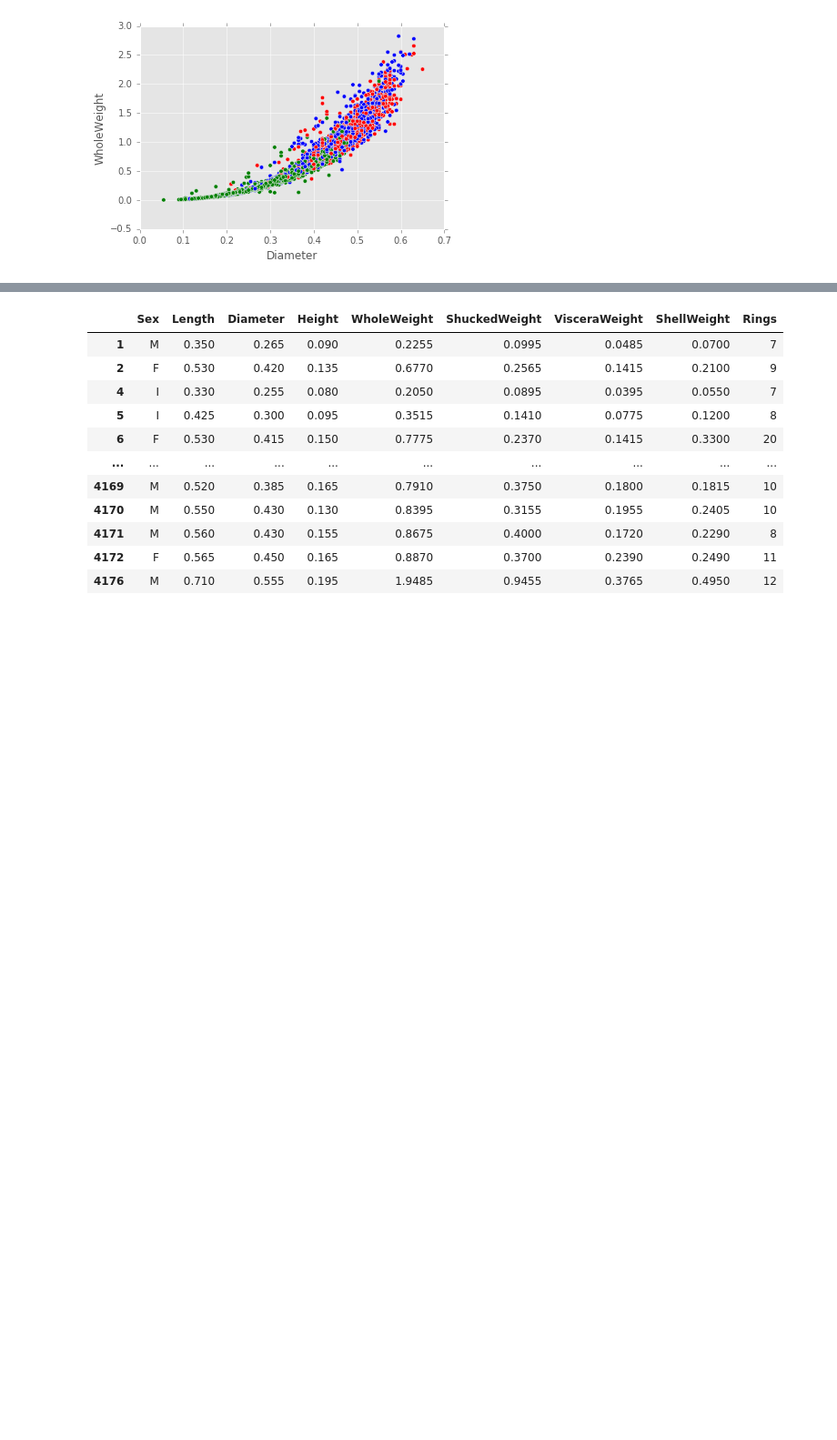
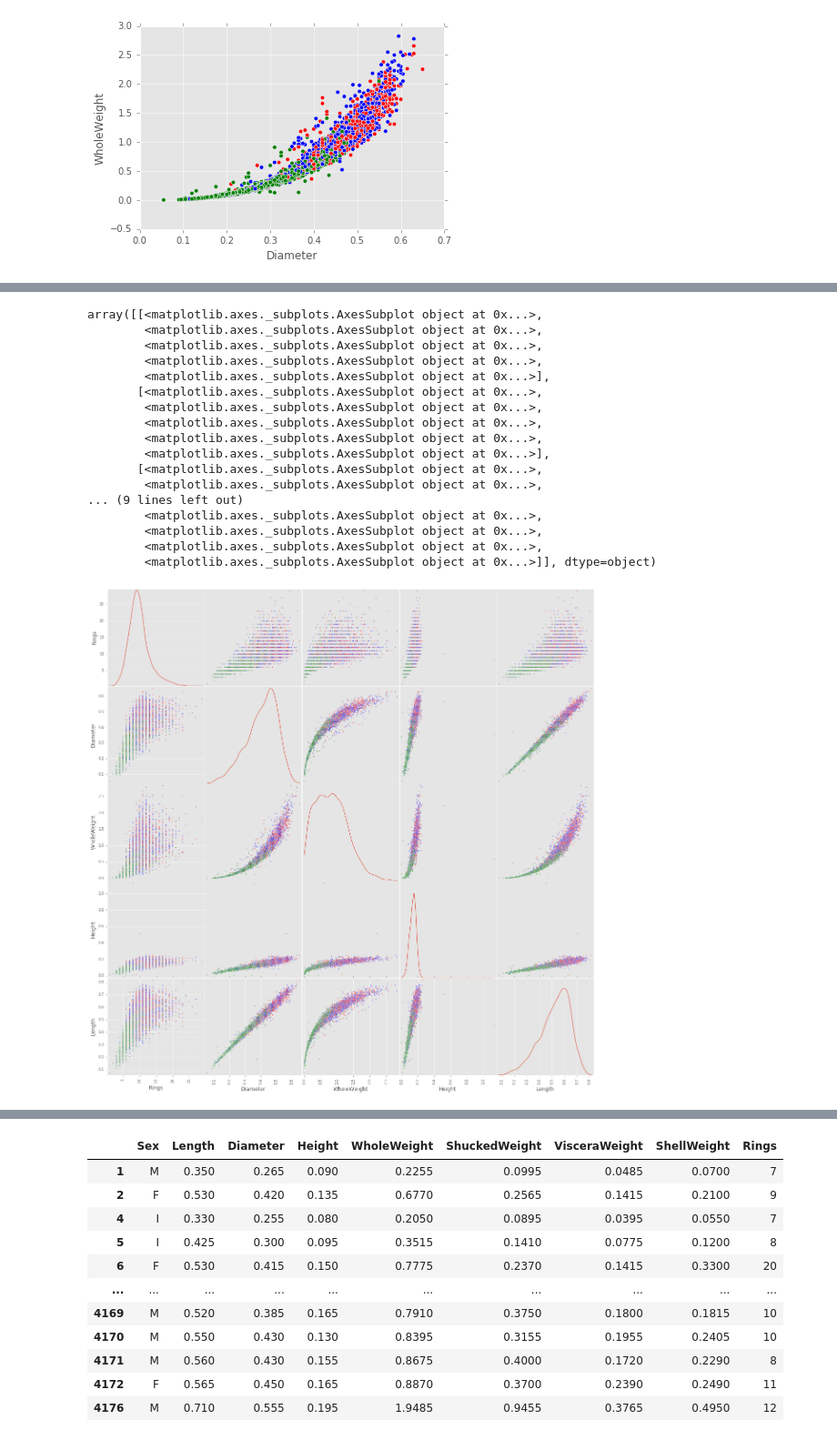
Before and after one commit to awburke/DS-SF-27, a Jupyter notebook: classes/10/Untitled Folder/Class 9_Abalone.ipynb, the cells around one changed output, grey strips where cells are left out. Shown at 91% size. Cells and saved outputs as stored; diff of their text form; code cells hidden in the pictures; blank space fills up the shorter version.

```diff
--- a/classes/10/Untitled Folder/Class 9_Abalone.ipynb
+++ b/classes/10/Untitled Folder/Class 9_Abalone.ipynb
@@ -55,0 +61,21 @@ df.plot(x = 'Diameter', y = 'WholeWeight', kind = 'scatter', c = color)
+# %%
+pd.tools.plotting.scatter_matrix(df[ ['Rings', 'Diameter', 'WholeWeight', 'Height', 'Length'] ], diagonal = 'kde', figsize = (20, 20), c = color)
+# %% [output]
+array([[<matplotlib.axes._subplots.AxesSubplot object at 0x...>,
+        <matplotlib.axes._subplots.AxesSubplot object at 0x...>,
+        <matplotlib.axes._subplots.AxesSubplot object at 0x...>,
+        <matplotlib.axes._subplots.AxesSubplot object at 0x...>,
+        <matplotlib.axes._subplots.AxesSubplot object at 0x...>],
+       [<matplotlib.axes._subplots.AxesSubplot object at 0x...>,
+        <matplotlib.axes._subplots.AxesSubplot object at 0x...>,
+        <matplotlib.axes._subplots.AxesSubplot object at 0x...>,
+        <matplotlib.axes._subplots.AxesSubplot object at 0x...>,
+        <matplotlib.axes._subplots.AxesSubplot object at 0x...>],
+       [<matplotlib.axes._subplots.AxesSubplot object at 0x...>,
+        <matplotlib.axes._subplots.AxesSubplot object at 0x...>,
+... (9 lines left out)
+        <matplotlib.axes._subplots.AxesSubplot object at 0x...>,
+        <matplotlib.axes._subplots.AxesSubplot object at 0x...>,
+        <matplotlib.axes._subplots.AxesSubplot object at 0x...>,
+        <matplotlib.axes._subplots.AxesSubplot object at 0x...>]], dtype=object)
+[figure, added]
```
Also changed, not shown: parts of 9 cells of this notebook.
